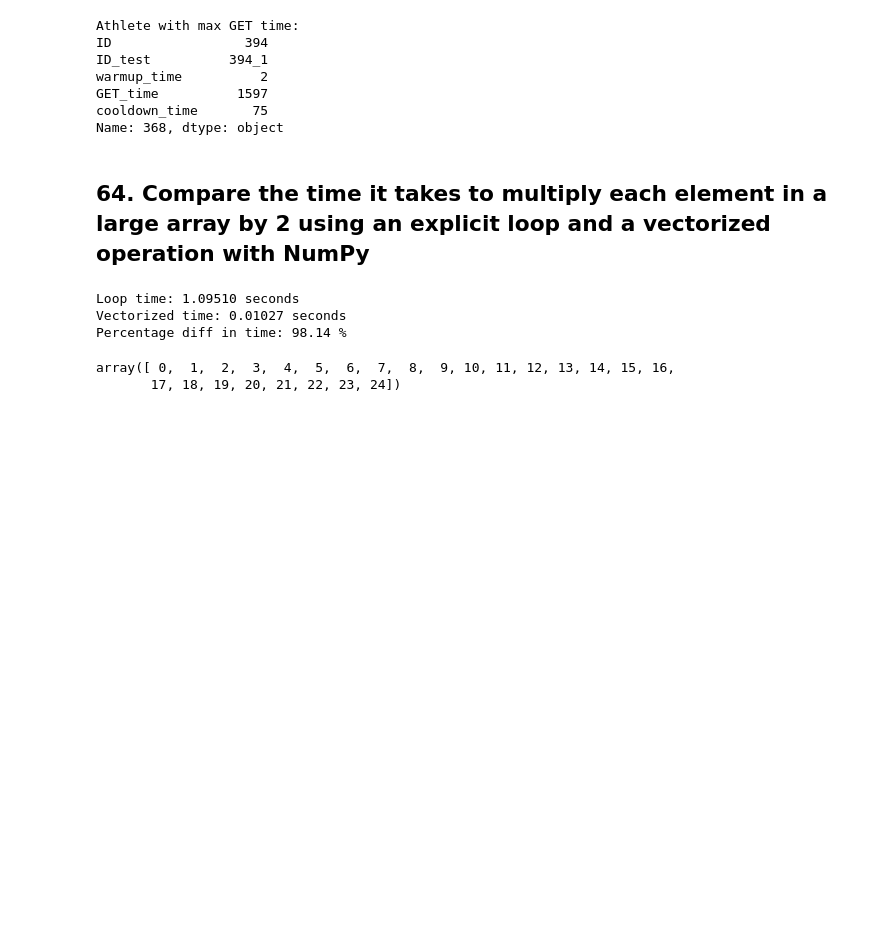
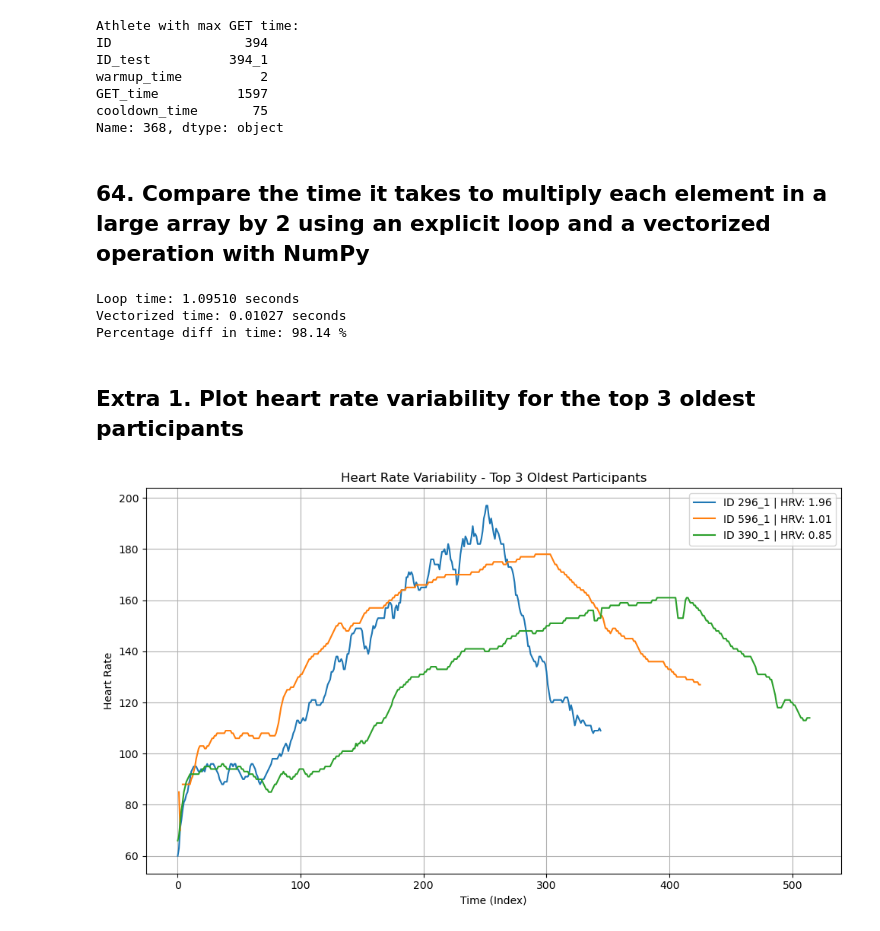
Before and after one commit to Subhadrasahu/Team9_Pythoknights_PythonHackathon_APRIL25, a Jupyter notebook: PythoKnights4964.ipynb, the cells around one changed output. Cells and saved outputs as stored; diff of their text form; code cells hidden in the pictures; blank space fills up the shorter version.

```diff
--- a/PythoKnights4964.ipynb
+++ b/PythoKnights4964.ipynb
@@ -506,10 +506,29 @@ print(f'Percentage diff in time: {percentage:.2f} %')
 Loop time: 1.09510 seconds
 Vectorized time: 0.01027 seconds
 Percentage diff in time: 98.14 %
-# %%
-size = 25
-array = np.arange(size)
-array
-# %% [output]
-array([ 0,  1,  2,  3,  4,  5,  6,  7,  8,  9, 10, 11, 12, 13, 14, 15, 16,
-       17, 18, 19, 20, 21, 22, 23, 24])
+# %% [markdown]
+## Extra 1. Plot heart rate variability for the top 3 oldest participants
+# %%
+# Sort and select top 3 oldest
+top3 = merged_tab.sort_values(by='Age', ascending=False).groupby('ID_test').first().nlargest(3, 'Age').index.tolist()
+
+# Filter only those 3 participants
+df_top3 = merged_tab[merged_tab['ID_test'].isin(top3)]
+
+# Plot std of diff in HR for each
+plt.figure(figsize=(10, 6))
+
+for id_top in top3:
+    hr = df_top3[df_top3['ID_test'] == id_top]['HR']
+    hrv = hr.diff().std()
+    plt.plot(hr.reset_index(drop=True), label=f'ID {id_top} | HRV: {hrv:.2f}')
+
+plt.title('Heart Rate Variability - Top 3 Oldest Participants')
+plt.xlabel('Time (Index)')
+plt.ylabel('Heart Rate')
+plt.legend()
+plt.grid(True)
+plt.tight_layout()
+plt.show()
+# %% [output]
+[figure, added]
```
Also changed, not shown: parts of 1 cell of this notebook.
